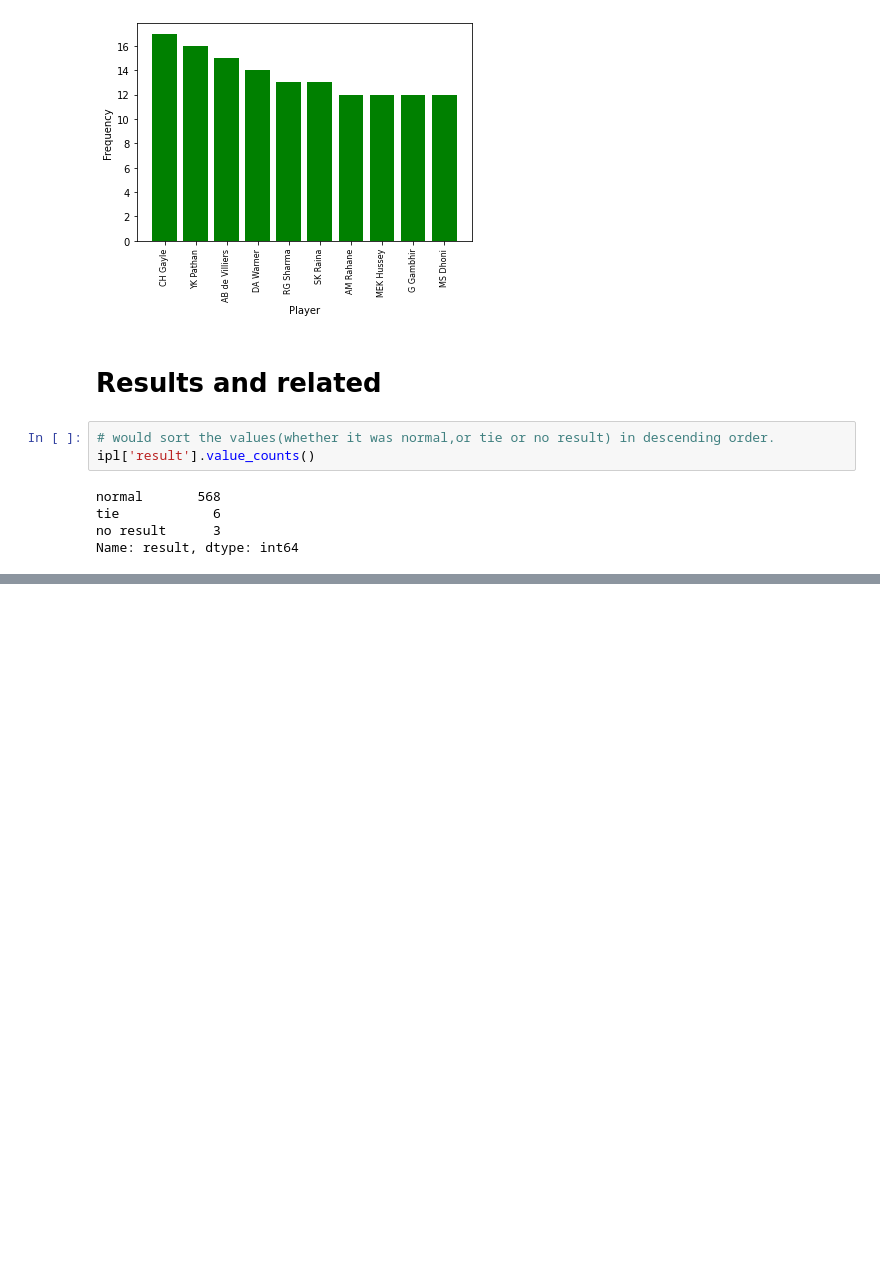
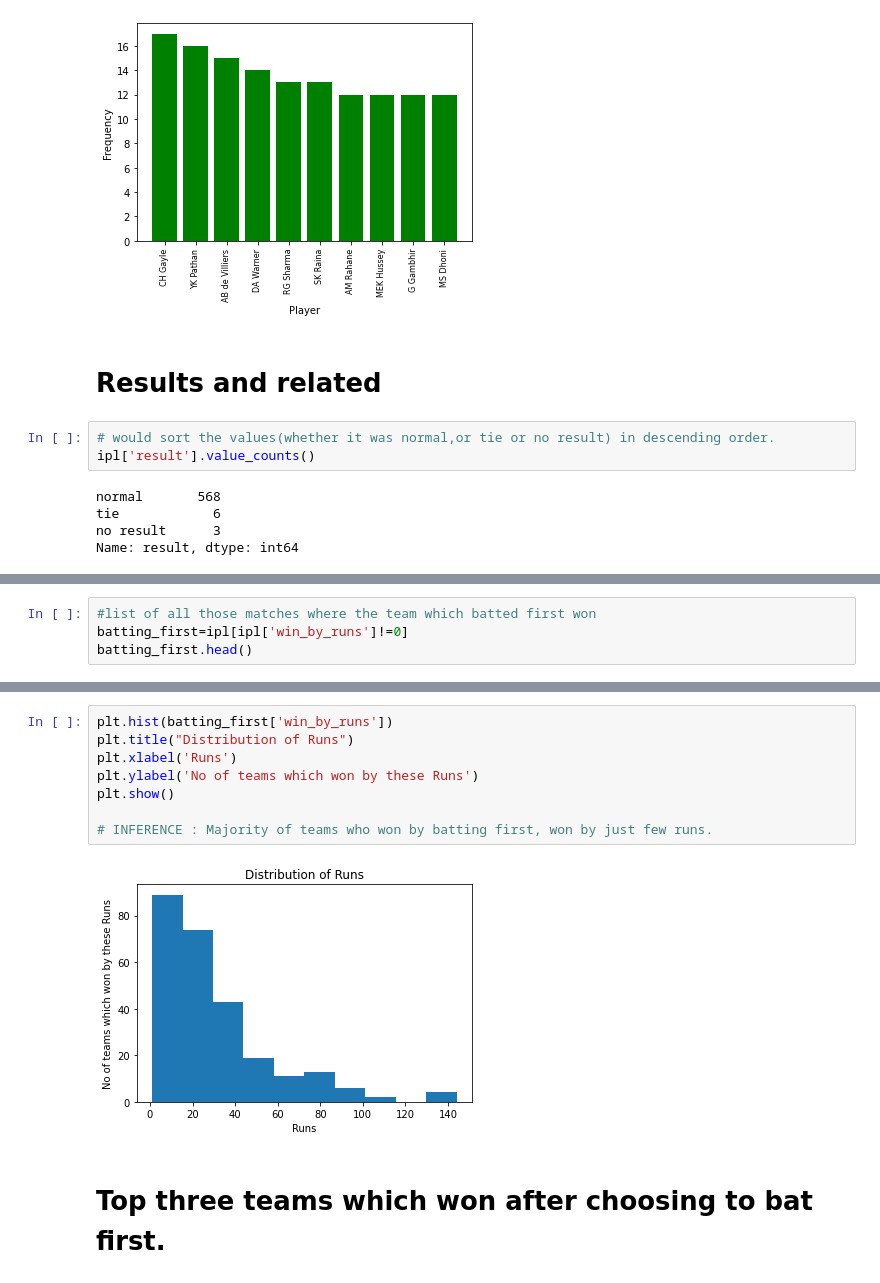
Before and after one commit to Newtanmukh/Python-projects, a Jupyter notebook: IPL Data Analysis/IPL Data Analysis.ipynb, the cells around one changed output, grey strips where cells are left out. Drawn from its saved outputs; the diff is of its cells as text; blank space fills up the shorter version.

```diff
--- a/IPL Data Analysis/IPL Data Analysis.ipynb
+++ b/IPL Data Analysis/IPL Data Analysis.ipynb
@@ -74,0 +93,4 @@ Name: result, dtype: int64
+# %%
+#list of all those matches where the team which batted first won
+batting_first=ipl[ipl['win_by_runs']!=0]
+batting_first.head()
@@ -74,0 +104,12 @@ Name: result, dtype: int64
+# %%
+plt.hist(batting_first['win_by_runs'])
+plt.title("Distribution of Runs")
+plt.xlabel('Runs')
+plt.ylabel('No of teams which won by these Runs')
+plt.show()
+
+# INFERENCE : Majority of teams who won by batting first, won by just few runs.
+# %% [output]
+[figure, added]
+# %% [markdown]
+# Top three teams which won after choosing to bat first.
```
Also changed, not shown: parts of 4 cells of this notebook.
